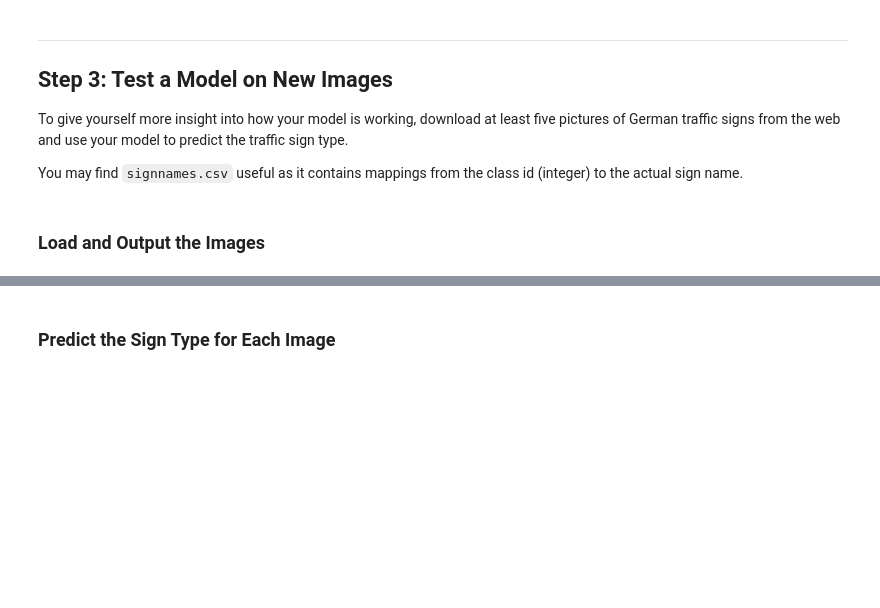
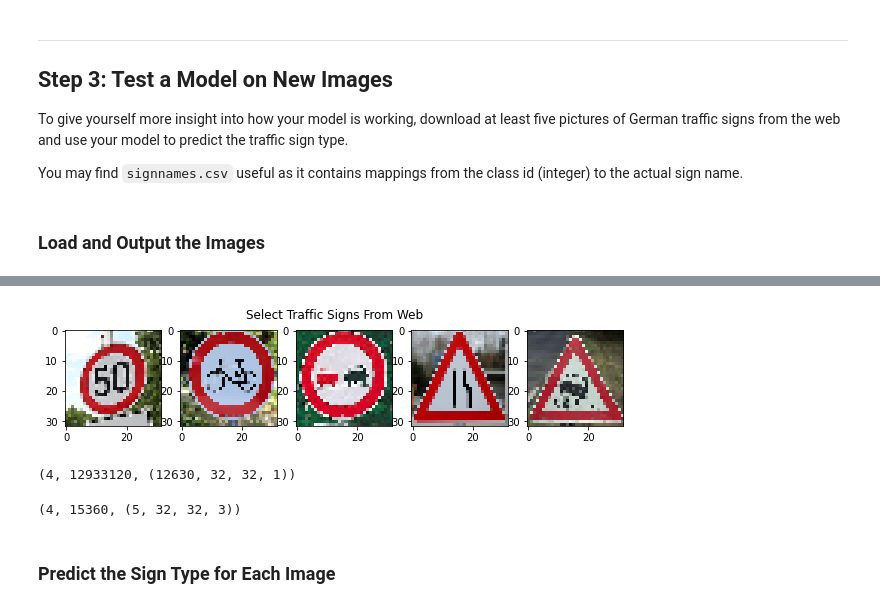
Before and after one commit to vktemel/trafficSignClassifier, a Jupyter notebook: Traffic_Sign_Classifier.ipynb, the cells around one changed output, grey strips where cells are left out. Cells and saved outputs as stored; diff of their text form; code cells hidden in the pictures; blank space fills up the shorter version.

Commit message:
Run the model with found images on the web and updated the results

```diff
--- a/Traffic_Sign_Classifier.ipynb
+++ b/Traffic_Sign_Classifier.ipynb
@@ -418,0 +435,63 @@ You may find `signnames.csv` useful as it contains mappings from the class id (i
+# %%
+import cv2
+import matplotlib.pyplot as plt
+
+def prepImage(src, xStart, yStart, length):
+    # load the image
+    img = cv2.imread(src)
+    # convert to RGB
+    img = cv2.cvtColor(img, cv2.COLOR_BGR2RGB)
+    # crop
+    img = img[xStart:xStart+length, yStart:yStart+length]
+    # resize
+    img = cv2.resize(img, (32,32))
+
+    return img
+
+
+imgList = []
+
+# Load 50kmph Sign
+src = 'sign_50kmph.jpg'
+imgList.append(prepImage(src, 25, 325, 150))
+
+# Load Bicycle Sign
+src = 'sign_bicycle.jpg'
+imgList.append(prepImage(src, 25, 150, 600))
+
+# Load No Passing Sign
+src = 'sign_nopassing.jpg'
+imgList.append(prepImage(src, 20, 550, 450))
+
+# Load Road Narrows On Right
+src = 'sign_roadnarrrowsonright.jpg'
+imgList.append(prepImage(src, 30, 110, 270))
+
+# Load Slippery Road
+src = 'sign_slipperyRoad.jpg'
+imgList.append(prepImage(src, 0, 30, 240))
+
+# Plot the images
+plt.figure(figsize=(10,2))
+plt.subplot(151)
+plt.imshow(imgList[0])
+plt.subplot(152)
+plt.imshow(imgList[1])
+plt.subplot(153)
+plt.imshow(imgList[2])
+plt.subplot(154)
+plt.imshow(imgList[3])
+plt.subplot(155)
+plt.imshow(imgList[4])
+plt.suptitle('Select Traffic Signs From Web');
+# %% [output]
+[figure, added]
+# %%
+X_test.ndim, X_test.size, X_test.shape
+# %% [output]
+(4, 12933120, (12630, 32, 32, 1))
+# %%
+imgList = np.array(imgList)
+imgList.ndim, imgList.size, imgList.shape
+# %% [output]
+(4, 15360, (5, 32, 32, 3))
```
Also changed, not shown: parts of 17 cells of this notebook, 6 other files.
